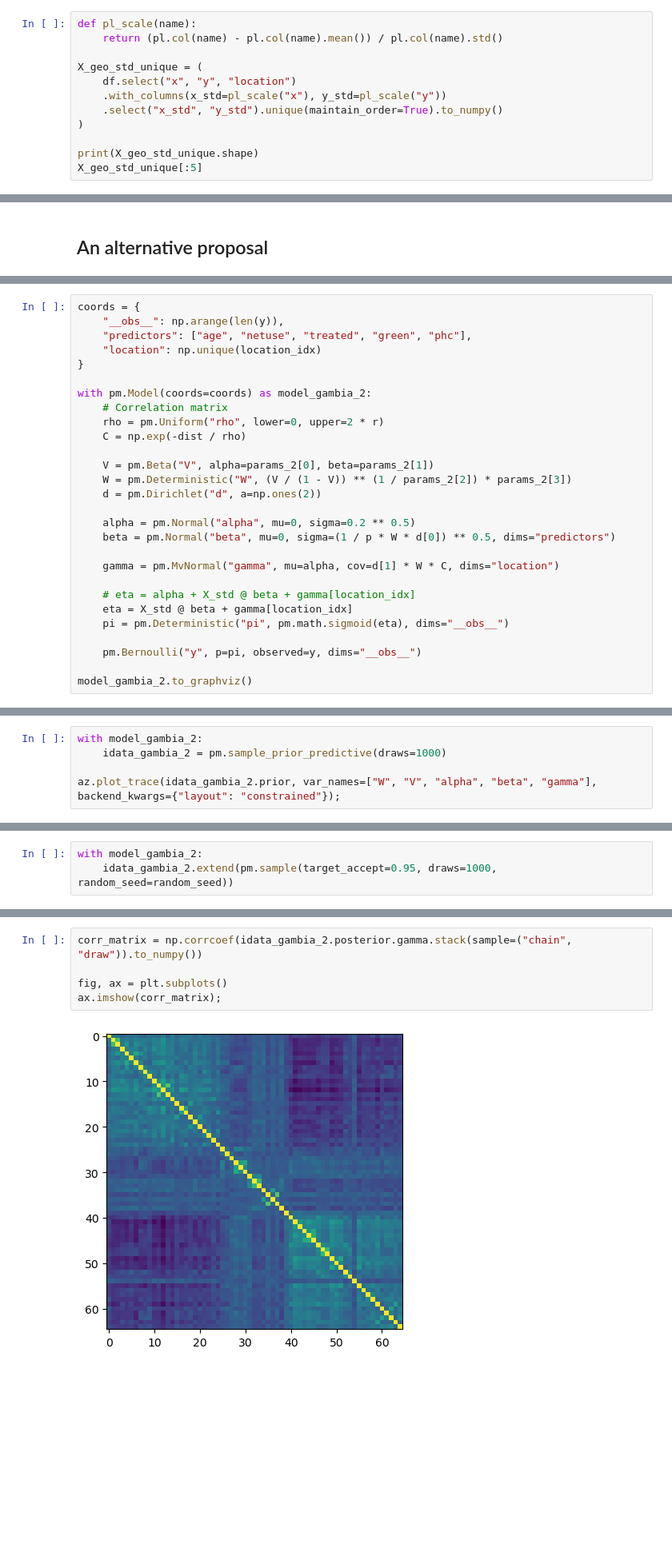
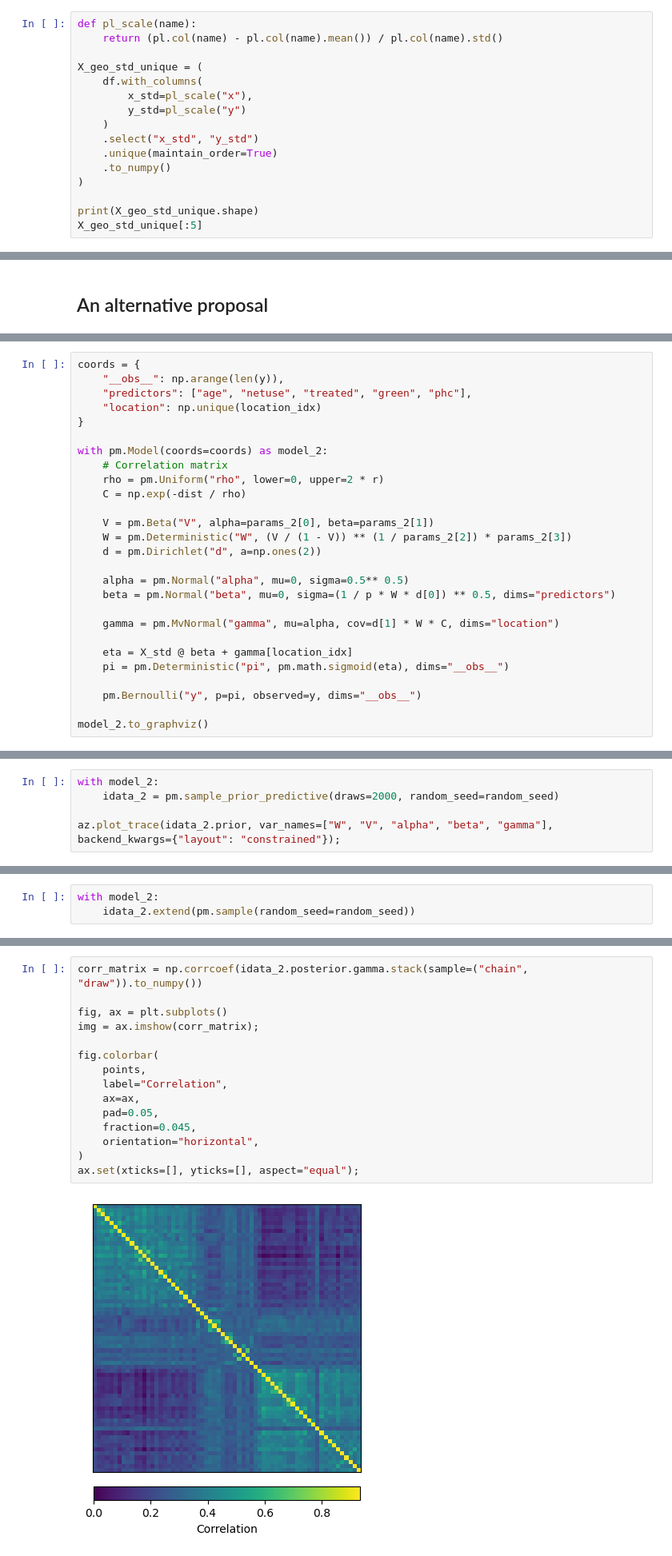
Before and after one commit to tomicapretto/tomicapretto.github.io, a Jupyter notebook: posts/2025-12-18_r2d2_logistic/index.ipynb, the cells around one changed output, grey strips where cells are left out. Shown at 80% size. Drawn from its saved outputs; the diff is of its cells as text; blank space fills up the shorter version.

```diff
--- a/posts/2025-12-18_r2d2_logistic/index.ipynb
+++ b/posts/2025-12-18_r2d2_logistic/index.ipynb
@@ -83,9 +83,13 @@ def pl_scale(name):
     return (pl.col(name) - pl.col(name).mean()) / pl.col(name).std()
 
 X_geo_std_unique = (
-    df.select("x", "y", "location")
-    .with_columns(x_std=pl_scale("x"), y_std=pl_scale("y"))
-    .select("x_std", "y_std").unique(maintain_order=True).to_numpy()
+    df.with_columns(
+        x_std=pl_scale("x"),
+        y_std=pl_scale("y")
+    )
+    .select("x_std", "y_std")
+    .unique(maintain_order=True)
+    .to_numpy()
 )
 
 print(X_geo_std_unique.shape)
@@ -278,7 +293,7 @@ coords = {
     "location": np.unique(location_idx)
 }
 
-with pm.Model(coords=coords) as model_gambia_2:
+with pm.Model(coords=coords) as model_2:
     # Correlation matrix
     rho = pm.Uniform("rho", lower=0, upper=2 * r)
     C = np.exp(-dist / rho)
@@ -287,24 +302,23 @@ with pm.Model(coords=coords) as model_gambia_2:
     W = pm.Deterministic("W", (V / (1 - V)) ** (1 / params_2[2]) * params_2[3])
     d = pm.Dirichlet("d", a=np.ones(2))
 
-    alpha = pm.Normal("alpha", mu=0, sigma=0.2 ** 0.5)
+    alpha = pm.Normal("alpha", mu=0, sigma=0.5** 0.5)
     beta = pm.Normal("beta", mu=0, sigma=(1 / p * W * d[0]) ** 0.5, dims="predictors")
 
     gamma = pm.MvNormal("gamma", mu=alpha, cov=d[1] * W * C, dims="location")
 
-    # eta = alpha + X_std @ beta + gamma[location_idx]
     eta = X_std @ beta + gamma[location_idx]
     pi = pm.Deterministic("pi", pm.math.sigmoid(eta), dims="__obs__")
 
     pm.Bernoulli("y", p=pi, observed=y, dims="__obs__")
 
-model_gambia_2.to_graphviz()
+model_2.to_graphviz()
 # %% [output]
 [drawing not drawn]
 # %%
-with model_gambia_2:
-    idata_gambia_2 = pm.sample_prior_predictive(draws=1000)
+with model_2:
+    idata_2 = pm.sample_prior_predictive(draws=2000, random_seed=random_seed)
 
-az.plot_trace(idata_gambia_2.prior, var_names=["W", "V", "alpha", "beta", "gamma"], backend_kwargs={"layout": "constrained"});
+az.plot_trace(idata_2.prior, var_names=["W", "V", "alpha", "beta", "gamma"], backend_kwargs={"layout": "constrained"});
 # %% [output]
 Sampling: [V, alpha, beta, d, gamma, rho, y]
@@ -312,6 +326,6 @@ Sampling: [V, alpha, beta, d, gamma, rho, y]
 # %%
-with model_gambia_2:
-    idata_gambia_2.extend(pm.sample(target_accept=0.95, draws=1000, random_seed=random_seed))
+with model_2:
+    idata_2.extend(pm.sample(random_seed=random_seed))
 # %% [output]
 Initializing NUTS using jitter+adapt_diag...
 Multiprocess sampling (4 chains in 4 jobs)
@@ -346,7 +360,17 @@ array([-0.13002589, -0.12123813, -0.08012702, -0.07982326, -0.0771904 ,
 # %%
-corr_matrix = np.corrcoef(idata_gambia_2.posterior.gamma.stack(sample=("chain", "draw")).to_numpy())
+corr_matrix = np.corrcoef(idata_2.posterior.gamma.stack(sample=("chain", "draw")).to_numpy())
 
 fig, ax = plt.subplots()
-ax.imshow(corr_matrix);
+img = ax.imshow(corr_matrix);
+
+fig.colorbar(
+    points,
+    label="Correlation",
+    ax=ax,
+    pad=0.05,
+    fraction=0.045,
+    orientation="horizontal",
+)
+ax.set(xticks=[], yticks=[], aspect="equal");
 # %% [output]
-[figure, old version]
+[figure, new version]
```
Also changed, not shown: parts of 28 cells of this notebook.
